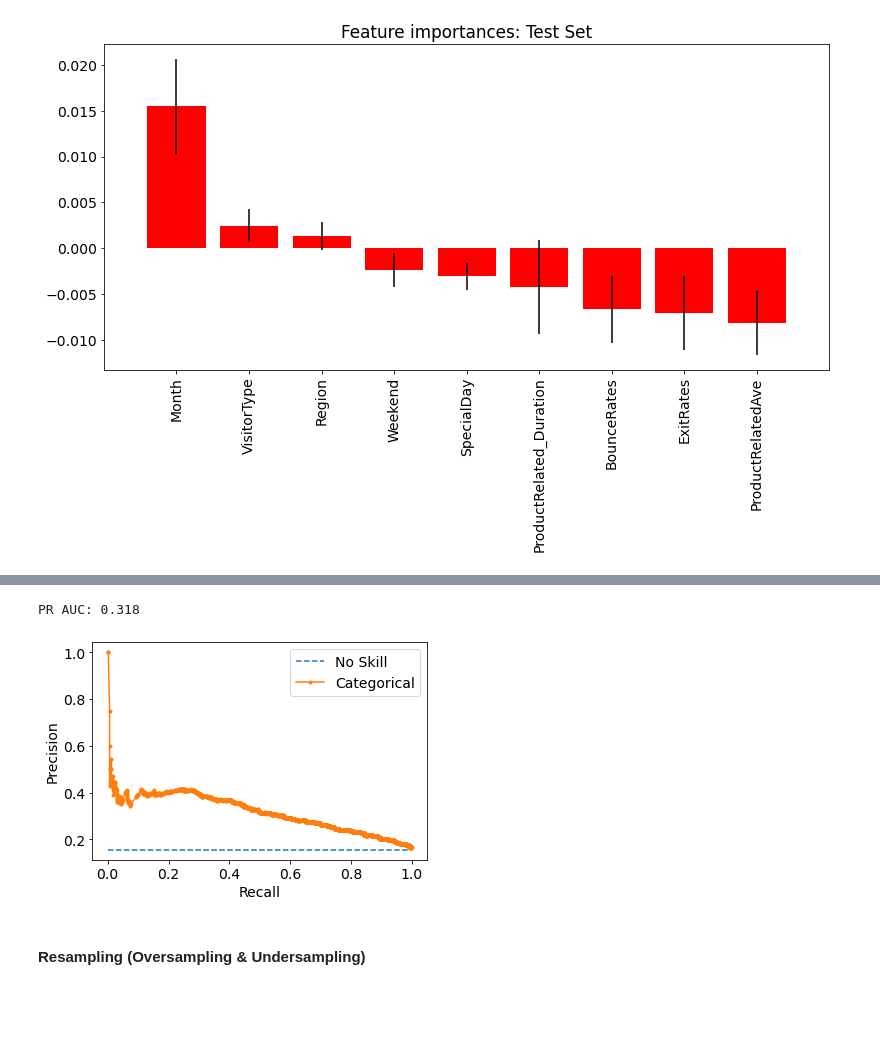
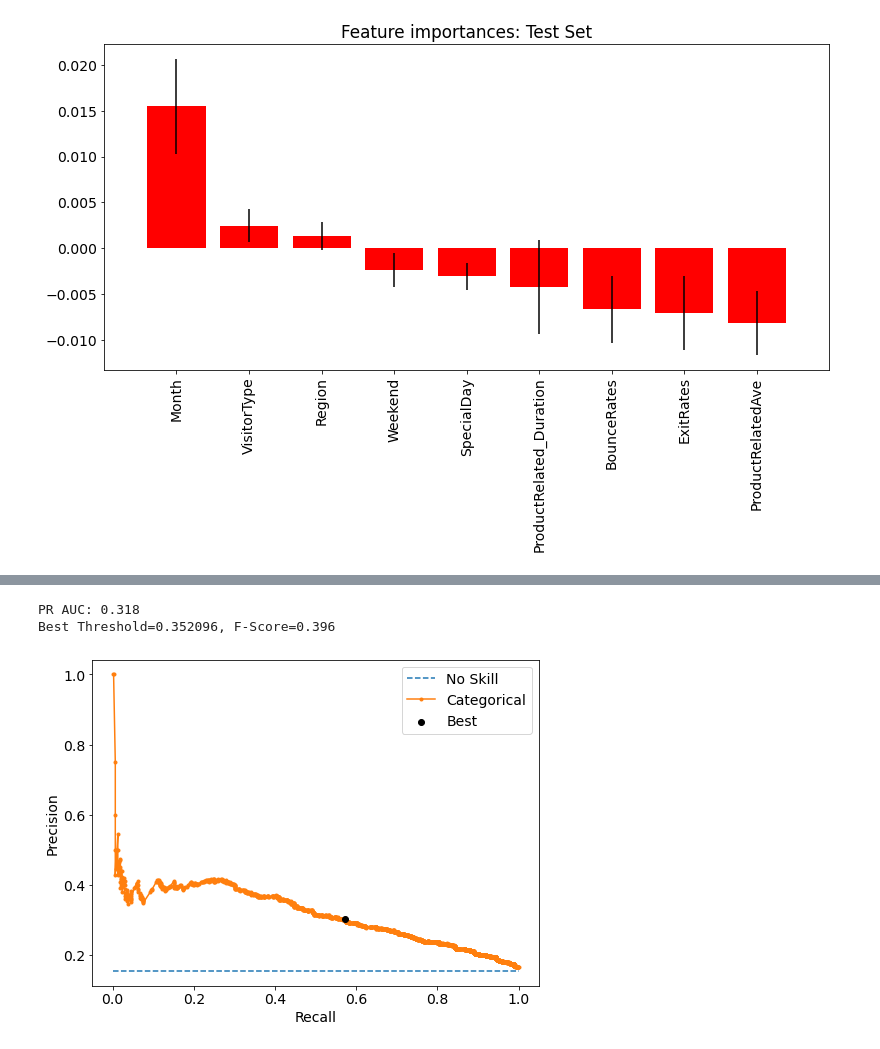
Before and after one commit to umitozmen/MachineLearning-CEGE04-Erebus, a Jupyter notebook: Bayesian Learning Shoppers.ipynb, the cells around one changed output, grey strips where cells are left out. Drawn from its saved outputs; the diff is of its cells as text; code cells hidden in the pictures; blank space fills up the shorter version.

Commit message:
Report writeup completed except conclusion and references

```diff
--- a/Bayesian Learning Shoppers.ipynb
+++ b/Bayesian Learning Shoppers.ipynb
@@ -382,0 +351,12 @@ Confusion Matrix:
+# %%
+x, y, class_names, feature_names = xy_split(data_frame_os_cat)
+
+x_train, x_test, y_train, y_test, classifier = train_test_classifier(x, y, test_size=0.25)
+print('--------------------------------------------------------')
+print("Report for Training")
+y_pred_train = prediction(classifier, x_train)
+f1_cm_report(y_train, y_pred_train, class_names=class_names)
+print('--------------------------------------------------------')
+print("Report for Testing")
+y_pred_test = prediction(classifier, x_test)
+f1_cm_report(y_test, y_pred_test, class_names=class_names)
@@ -556,27 +603,36 @@ roc auc score: 0.7340024069595885
 # %%
 # plot no skill and model precision-recall curves
 def plot_pr_curve(y_test, model_probs):
+    #obtain precision recall and thresholds
+    precision, recall, thresholds = precision_recall_curve(y_test, model_probs)
     # calculate the no skill line as the proportion of the positive class
     no_skill = len(y_test[y_test==1]) / len(y_test)
+    # calculating the AUC score
+    auc_score = auc(recall, precision)
+    print('PR AUC: %.3f' % auc_score)
+    # convert to f score
+    fscore = (2 * precision * recall) / (precision + recall)
+    # locate the index of the largest f score
+    ix = argmax(fscore)
+    print('Best Threshold=%f, F-Score=%.3f' % (thresholds[ix], fscore[ix]))
+
+    plt.figure(figsize=(8, 6))
     # plot the no skill precision-recall curve
-    pyplot.plot([0, 1], [no_skill, no_skill], linestyle='--', label='No Skill')
-    # plot model precision-recall curve
-    precision, recall, _ = precision_recall_curve(y_test, model_probs)
-    pyplot.plot(recall, precision, marker='.', label='Categorical')
-    # axis labels
-    pyplot.xlabel('Recall')
-    pyplot.ylabel('Precision')
+    plt.plot([0, 1], [no_skill, no_skill], linestyle='--', label='No Skill')
+    # plot PR curve
+    plt.plot(recall, precision, marker='.', label='Categorical', zorder=1)
+    # plot optimum threshold
+    plt.scatter(recall[ix], precision[ix], marker='o', color='black', label='Best', zorder=2)
+    # plot axis labels
+    plt.xlabel('Recall')
+    plt.ylabel('Precision')
     # show the legend
-    pyplot.legend()
+    plt.legend()
     # show the plot
-    pyplot.show()
+    plt.show()
 
-precision, recall, _ = precision_recall_curve(y_test, y_prob_categorical)
-auc_score = auc(recall, precision)
-print('PR AUC: %.3f' % auc_score)
 plot_pr_curve(y_test, y_prob_categorical)
 # %% [output]
 PR AUC: 0.318
+Best Threshold=0.352096, F-Score=0.396
-[figure, old version]
+[figure, new version]
-# %% [markdown]
-#### Resampling (Oversampling & Undersampling)
```
Also changed, not shown: parts of 78 cells of this notebook, 3 other files.
